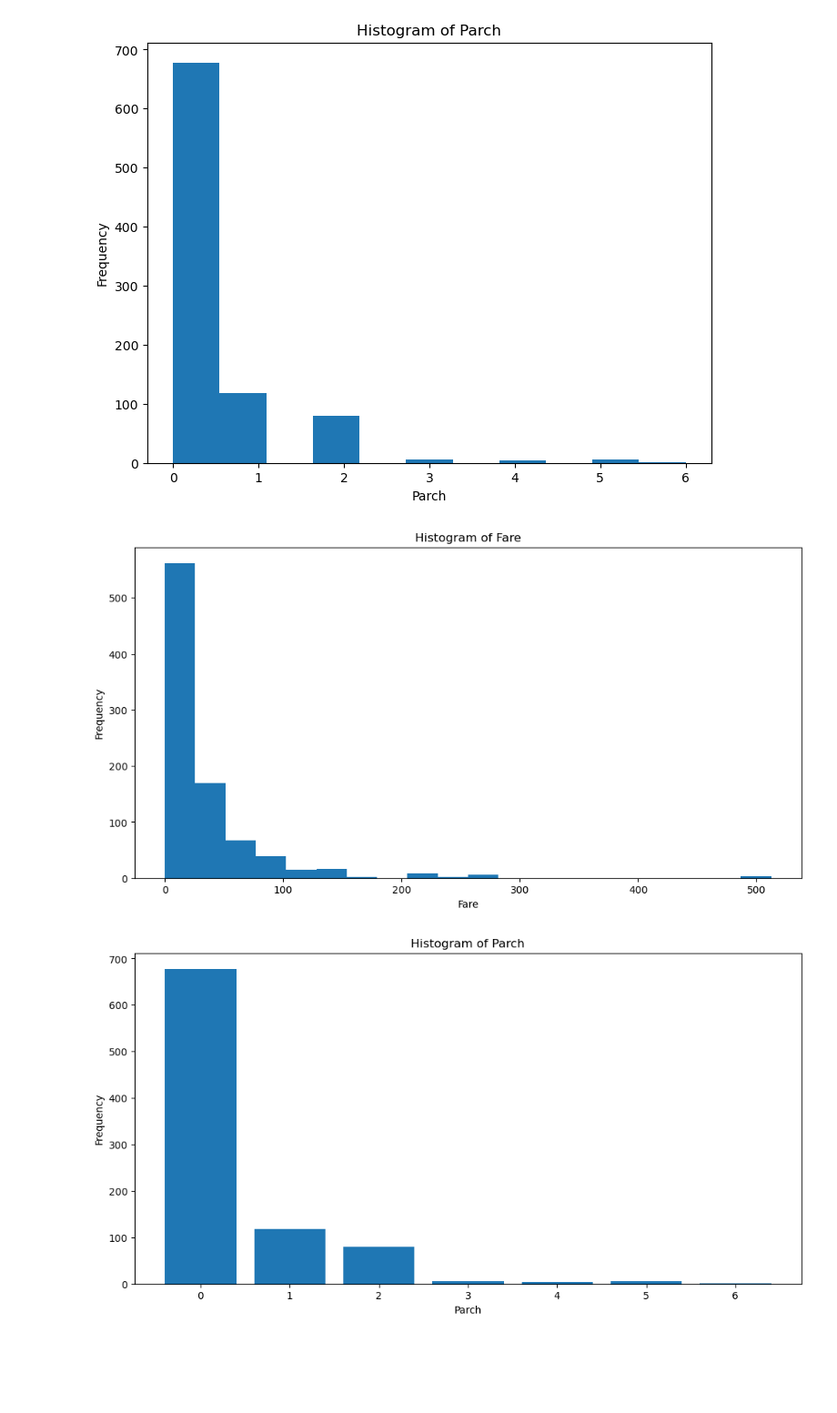
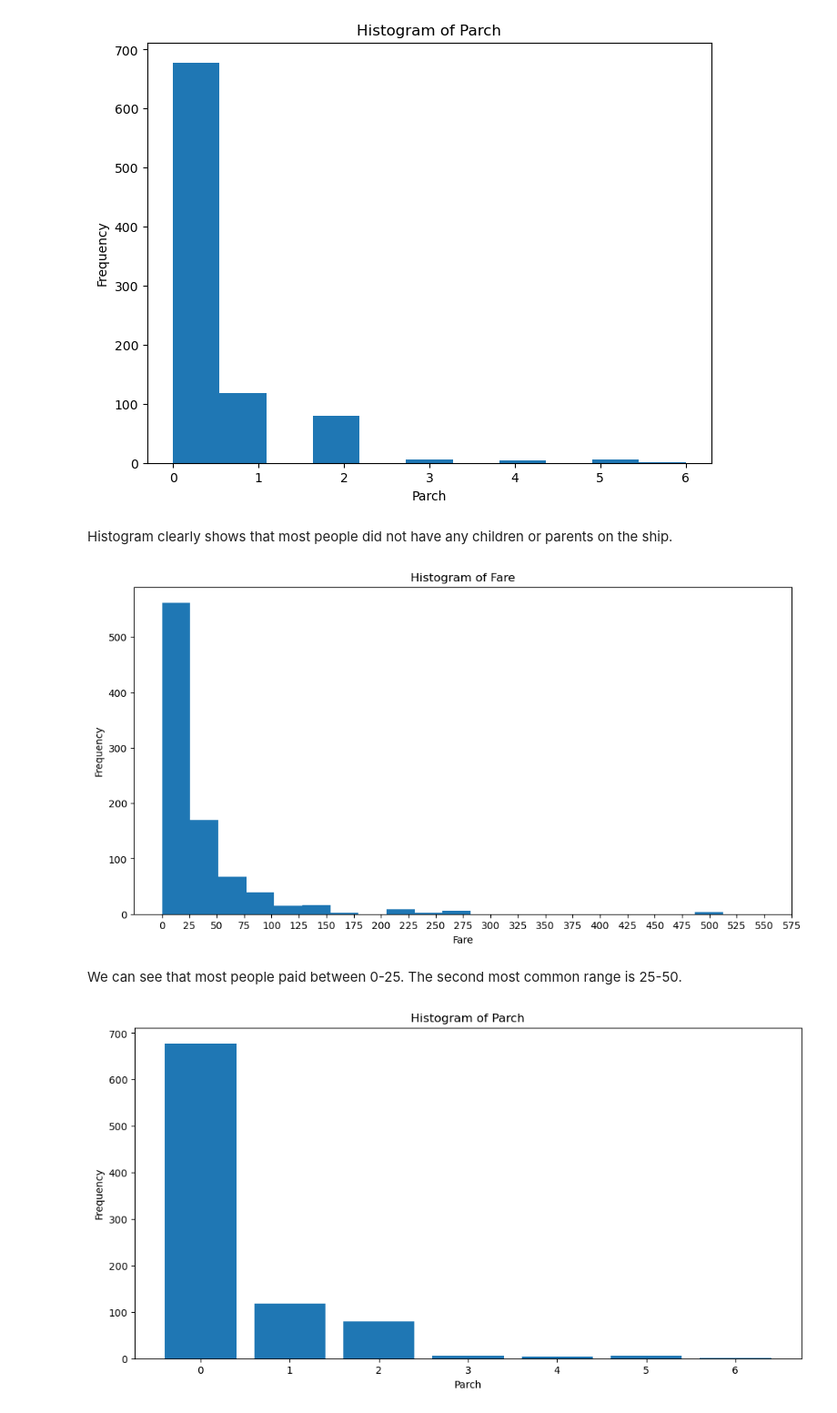
Before and after one commit to erdemhalil/DIT863-SMDS, a Jupyter notebook: Assignment 1/a1.ipynb, the cells around one changed output. Shown: that part at 91% size. Saved outputs shown, nothing was run; the diff lists cells and outputs as text; code cells hidden in the pictures; blank space fills up the shorter version.

```diff
--- a/Assignment 1/a1.ipynb
+++ b/Assignment 1/a1.ipynb
@@ -152,16 +185,21 @@ plt.title('Histogram of Parch')
 plt.show()
 # %% [output]
 [figure]
+# %% [markdown]
+Histogram clearly shows that most people did not have any children or parents on the ship.
 # %%
 # Plot distribution of Fare
 plt.figure(figsize=(12,6))
 plt.hist(titanic_data['Fare'], bins=20)
 plt.xlabel('Fare')
 plt.ylabel('Frequency')
+plt.xticks(np.arange(0, 600, step=25))
 plt.title('Histogram of Fare')
 plt.show()
 # %% [output]
-[figure, old version]
+[figure, new version]
+# %% [markdown]
+We can see that most people paid between 0-25. The second most common range is 25-50.
 # %%
 def create_fixed_dict(max: float, bins: float):
     # Get the bin width
```
Also changed, not shown: parts of 27 cells of this notebook.
